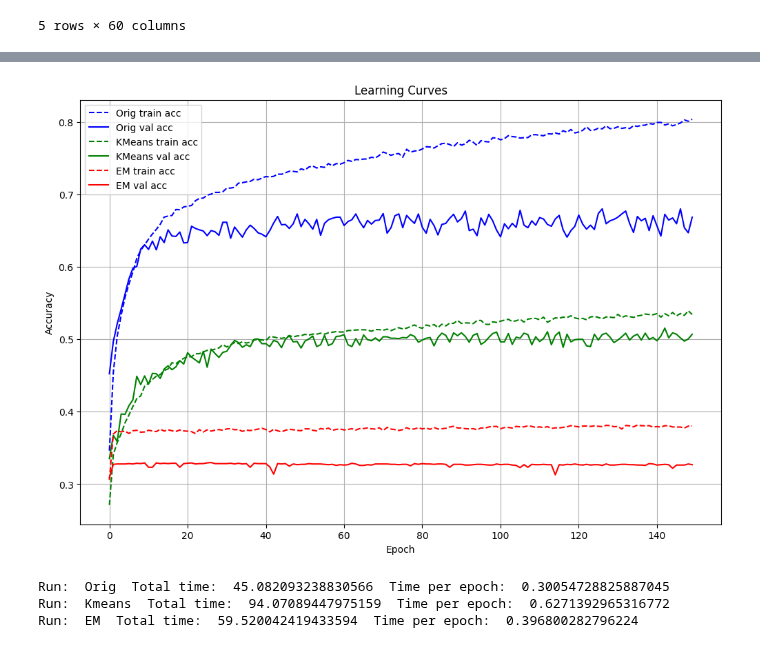
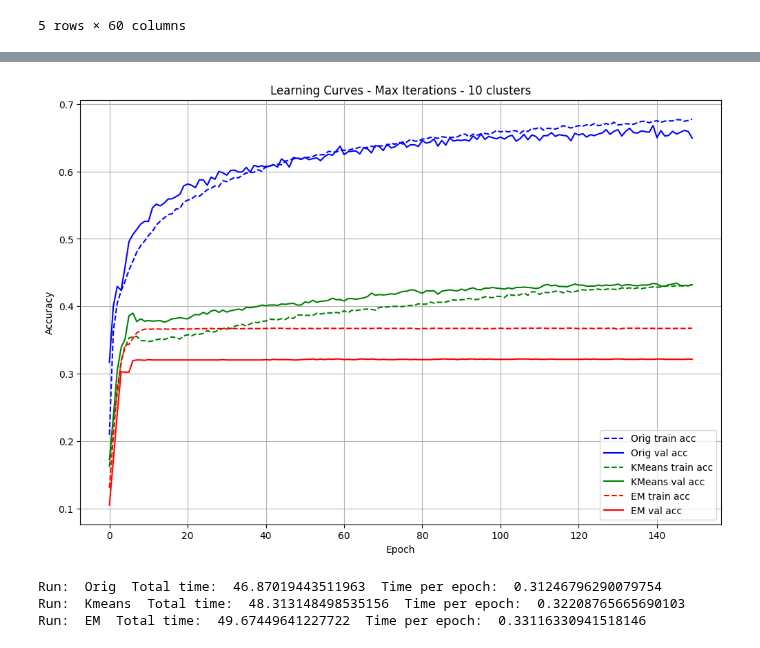
Before and after one commit to mccarvik/georgia_tech, a Jupyter notebook: machine_learning/3_assign/gtzan.ipynb, the cells around one changed output, grey strips where cells are left out. Cells and saved outputs as stored; diff of their text form; code cells hidden in the pictures.

```diff
--- a/machine_learning/3_assign/gtzan.ipynb
+++ b/machine_learning/3_assign/gtzan.ipynb
@@ -900,7 +943,7 @@ if run:
 def create_model(input_shape):
     model = Sequential([
         Flatten(input_shape=input_shape),
-        Dense(64, activation='relu'),
+        # Dense(64, activation='relu'),
         # Dense(64, activation='relu'),
         # Dense(64, activation='relu'),
         Dense(10, activation='softmax')
@@ -915,12 +958,12 @@ def train_and_evaluate(model, epochs, X_train, y_train, X_test, y_test):
     history = model.fit(X_train, y_train, epochs=epochs, validation_data=(X_test, y_test), verbose=1)
     return history.history
 
-pca = PCA(n_components=6, random_state=42)
-x_pca = pca.fit_transform(x_train_sc)
-x_test_pca = pca.transform(x_test_sc)
-umap_run = umap.UMAP(n_components=7, random_state=42)
-x_umap =  umap_run.fit_transform(x_train_sc)
-x_test_umap = umap_run.transform(x_test_sc)
+# pca = PCA(n_components=6, random_state=42)
+# x_pca = pca.fit_transform(x_train_sc)
+# x_test_pca = pca.transform(x_test_sc)
+# umap_run = umap.UMAP(n_components=7, random_state=42)
+# x_umap =  umap_run.fit_transform(x_train_sc)
+# x_test_umap = umap_run.transform(x_test_sc)
 # %%
 # Plot learning curves
 plt.figure(figsize=(12, 8))
@@ -983,6 +1026,7 @@ Run:  UMAP  Total time:  79.60329389572144  Time per epoch:  0.7960329389572144
 # %%
 # Fit KMeans
-kmeans = KMeans(n_clusters=10, random_state=42)
+k = 10
+kmeans = KMeans(n_clusters=k, random_state=42)
 kmeans.fit(x_train_sc)
 # Get distances to each cluster centroid
 dist_train = kmeans.transform(x_train_sc)
@@ -1000,8 +1044,21 @@ probabilities /= np.sum(probabilities, axis=1, keepdims=True)
 kmeans_probs_test = probabilities
 
 # Fit Gaussian Mixture Model (EM)
-gmm = GaussianMixture(n_components=10, random_state=42)
+gmm = GaussianMixture(n_components=k, random_state=42, tol=1e-6,max_iter=1)
 gmm.fit(x_train_sc)
 # Get cluster probabilities for Gaussian Mixture Model (EM)
 gmm_probs = gmm.predict_proba(x_train_sc)
 gmm_probs_test = gmm.predict_proba(x_test_sc)
+
+labels = gmm.predict(x_train_sc)
+# Find the most frequent label within each cluster
+cluster_labels = {}
+for cluster in range(k):
+    cluster_labels[cluster] = Counter(y_train[labels == cluster]).most_common(1)[0][0]
+
+# Assign the most frequent label to all data points within each cluster
+assigned_labels = [cluster_labels[cluster] for cluster in labels]
+
+# Calculate accuracy using assigned labels
+accuracy = accuracy_score(y_train, assigned_labels)
+print(accuracy)
@@ -1031,12 +1110,12 @@ for i, x_run in enumerate([[x_train_sc, x_test_sc, "Orig"], [kmeans_probs, kmean
     plt.plot(history['val_accuracy'], label=label + " val acc", color=colors[i])
 
 # Add labels and legend
-plt.title('Learning Curves')
+plt.title('Learning Curves - Max Iterations - {} clusters'.format(k))
 plt.xlabel('Epoch')
 plt.ylabel('Accuracy')
 plt.legend()
 plt.grid(True)
-plt.savefig("pngs/gtzan/learning_curves_clustering.png")
+plt.savefig("pngs/gtzan/learning_curves_clustering_{}_maxiter_final.png".format(k))
 # Show the plot
 plt.show()
 
@@ -1063,4 +1142,4 @@ Epoch 150/150
-[figure, old version]
+[figure, new version]
-Run:  Orig  Total time:  45.082093238830566  Time per epoch:  0.30054728825887045
-Run:  Kmeans  Total time:  94.07089447975159  Time per epoch:  0.6271392965316772
-Run:  EM  Total time:  59.520042419433594  Time per epoch:  0.396800282796224
+Run:  Orig  Total time:  46.87019443511963  Time per epoch:  0.31246796290079754
+Run:  Kmeans  Total time:  48.313148498535156  Time per epoch:  0.32208765665690103
+Run:  EM  Total time:  49.67449641227722  Time per epoch:  0.33116330941518146
```
Also changed, not shown: parts of 6 cells of this notebook, 11 other files.
